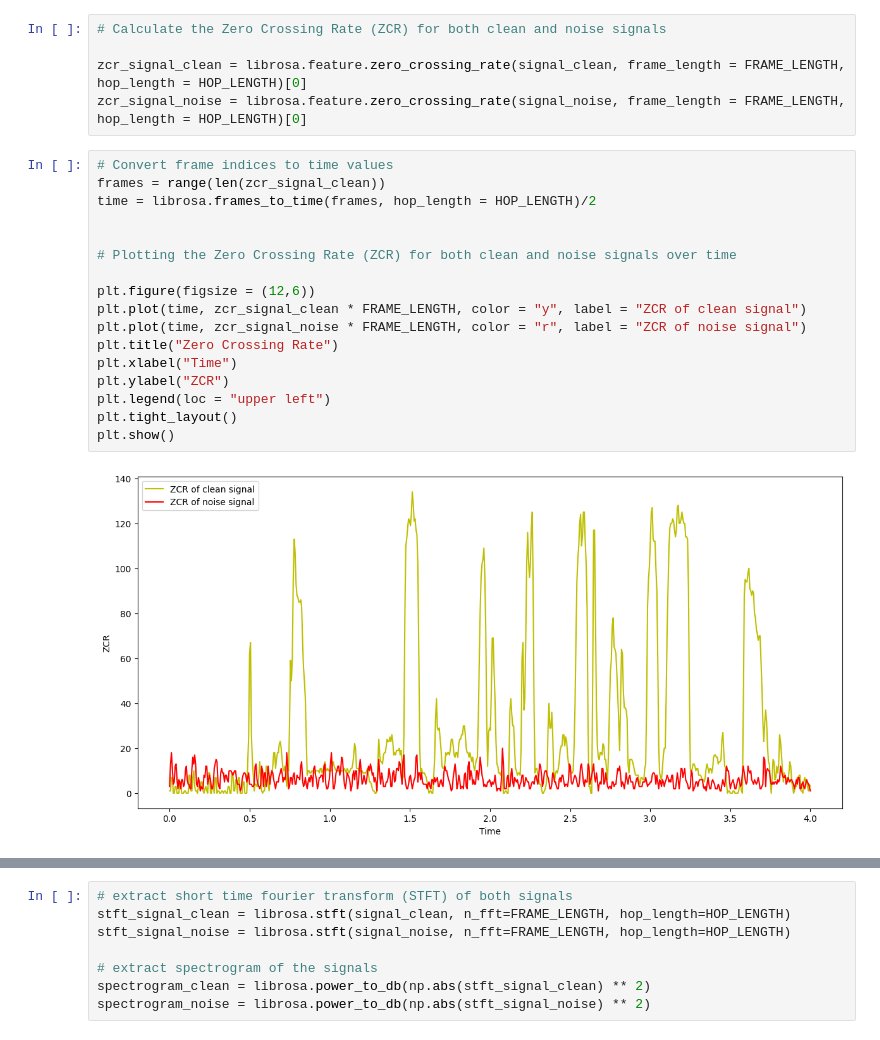
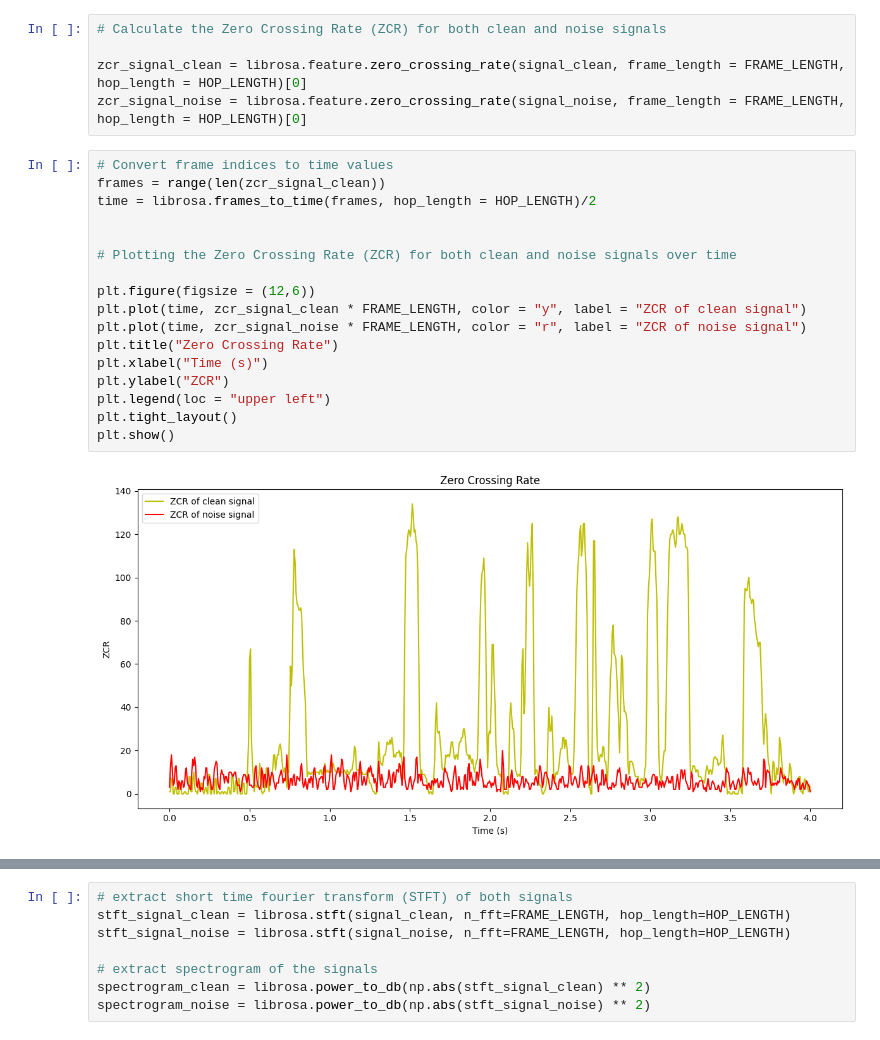
Before and after one commit to MahyarFardin/Deep-white-noise-elimination-using-recurrent-and-convolutional-generative-adversial-networks, a Jupyter notebook: dataset_overview.ipynb, the cells around one changed output, grey strips where cells are left out. Cells and saved outputs as stored; diff of their text form.

```diff
--- a/dataset_overview.ipynb
+++ b/dataset_overview.ipynb
@@ -194,21 +194,21 @@ zcr_signal_noise = librosa.feature.zero_crossing_rate(signal_noise, frame_length
 # %%
 # Convert frame indices to time values
 frames = range(len(zcr_signal_clean))
 time = librosa.frames_to_time(frames, hop_length = HOP_LENGTH)/2
 
 
 # Plotting the Zero Crossing Rate (ZCR) for both clean and noise signals over time
 
 plt.figure(figsize = (12,6))
 plt.plot(time, zcr_signal_clean * FRAME_LENGTH, color = "y", label = "ZCR of clean signal")
 plt.plot(time, zcr_signal_noise * FRAME_LENGTH, color = "r", label = "ZCR of noise signal")
 plt.title("Zero Crossing Rate")
-plt.xlabel("Time")
+plt.xlabel("Time (s)")
 plt.ylabel("ZCR")
 plt.legend(loc = "upper left")
 plt.tight_layout()
 plt.show()
 # %% [output]
-[figure, old version]
+[figure, new version]
 # %%
 def plot_magnitude_spectrum(magnitude_spectrum, sr, title, frequency_ration = 1):
```
Also changed, not shown: parts of 11 cells of this notebook.
